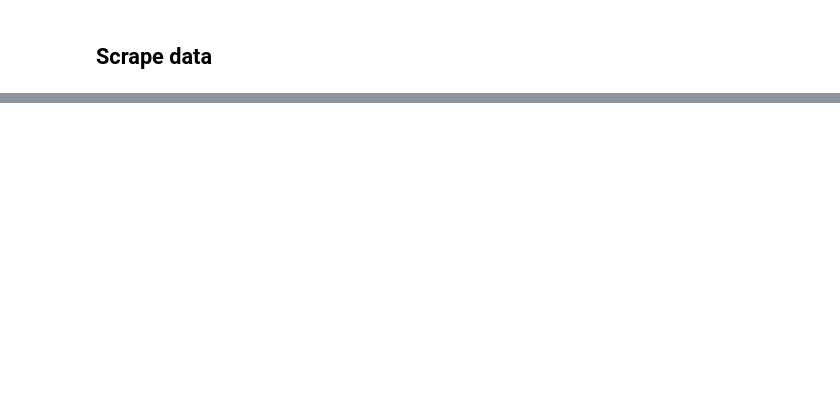
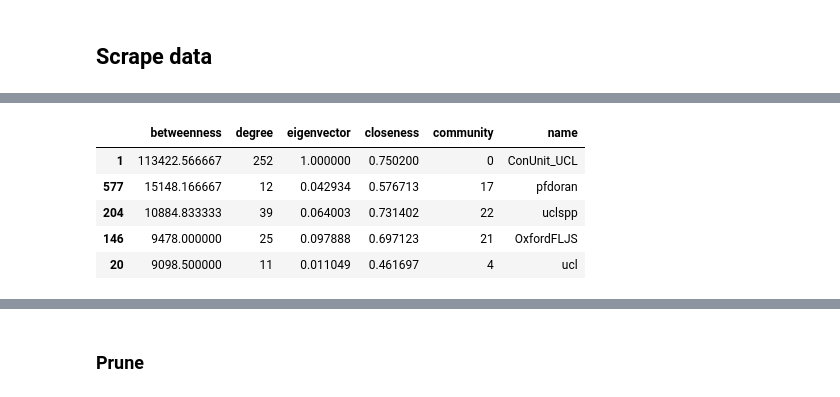
Before and after one commit to jaivinraj/comms-helper, a Jupyter notebook: notebooks/pipeline.ipynb, the cells around one changed output, grey strips where cells are left out. Cells and saved outputs as stored; diff of their text form; code cells hidden in the pictures; blank space fills up the shorter version.

```diff
--- a/notebooks/pipeline.ipynb
+++ b/notebooks/pipeline.ipynb
@@ -70,0 +120,10 @@ plt.show()
+# %%
+df_edges = (
+    (
+        df_mentions.reset_index()
+        .groupby(["handle", "handle_ref"])
+        .agg({"id": lambda x: list(x), "index": "count"})
+    )
+    .reset_index()
+    .rename(columns={"index": "n_links"})
+)
@@ -70,0 +132,2 @@ plt.show()
+# %%
+df_edges["n_links_inv"] = 1 / df_edges["n_links"]
@@ -70,0 +136,2 @@ plt.show()
+# %%
+include_files = True
@@ -70,0 +140,5 @@ plt.show()
+# %%
+edge_attr_list = ["n_links", "n_links_inv"]
+if include_files:
+    edge_attr_list += ["id"]
+cols = ["handle", "handle_ref"] + edge_attr_list
@@ -70,0 +151,12 @@ plt.show()
+# %%
+myg = MyGraph.TupleList(
+    df_edges[cols].itertuples(index=False),
+    edge_attrs=edge_attr_list,
+)
+
+myg.get_metrics()
+
+myg.get_info_table_edges()
+
+myg.info_table.sort_values("betweenness", ascending=False).head()
+# %% [output]
@@ -70,0 +169,6 @@ plt.show()
+|  | betweenness | degree | eigenvector | closeness | community | name |
+| 1 | 113422.566667 | 252 | 1.000000 | 0.750200 | 0 | ConUnit_UCL |
+| 577 | 15148.166667 | 12 | 0.042934 | 0.576713 | 17 | pfdoran |
+| 204 | 10884.833333 | 39 | 0.064003 | 0.731402 | 22 | uclspp |
+| 146 | 9478.000000 | 25 | 0.097888 | 0.697123 | 21 | OxfordFLJS |
+| 20 | 9098.500000 | 11 | 0.011049 | 0.461697 | 4 | ucl |
@@ -70,0 +176,2 @@ plt.show()
+# %% [markdown]
+### Prune
```
Also changed, not shown: parts of 49 cells of this notebook.
